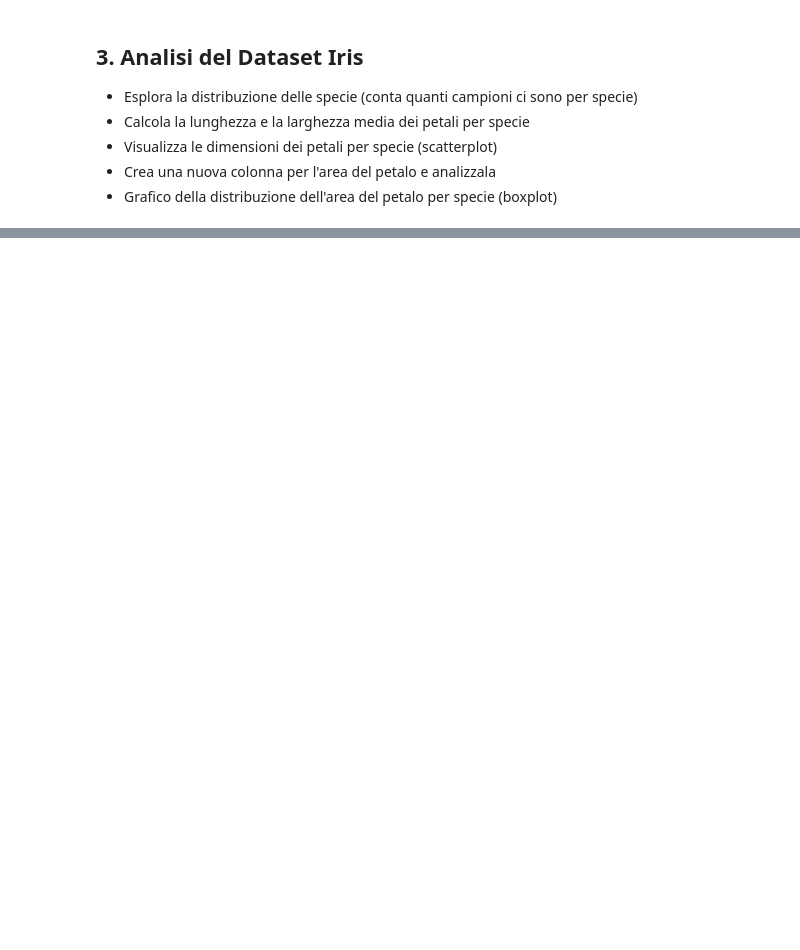
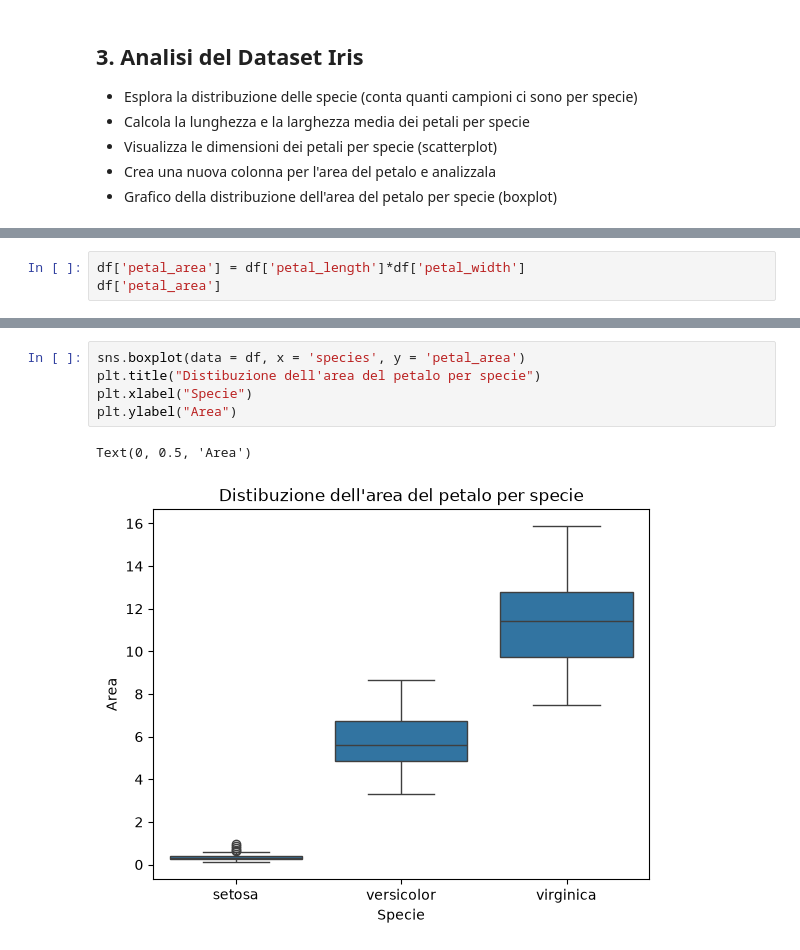
Before and after one commit to majamujagic/ProgrammingLab, a Jupyter notebook: Python 2/Lezione 5/5.4_Esercizi_lez_5.ipynb, the cells around one changed output, grey strips where cells are left out. Saved outputs shown, nothing was run; the diff lists cells and outputs as text; blank space fills up the shorter version.

```diff
--- a/Python 2/Lezione 5/5.4_Esercizi_lez_5.ipynb
+++ b/Python 2/Lezione 5/5.4_Esercizi_lez_5.ipynb
@@ -121,0 +186,3 @@ df.head()
+# %%
+df['petal_area'] = df['petal_length']*df['petal_width']
+df['petal_area']
@@ -121,0 +202,8 @@ df.head()
+# %%
+sns.boxplot(data = df, x = 'species', y = 'petal_area')
+plt.title("Distibuzione dell'area del petalo per specie")
+plt.xlabel("Specie")
+plt.ylabel("Area")
+# %% [output]
+Text(0, 0.5, 'Area')
+[figure, added]
```
Also changed, not shown: parts of 16 cells of this notebook, 2 other files.
